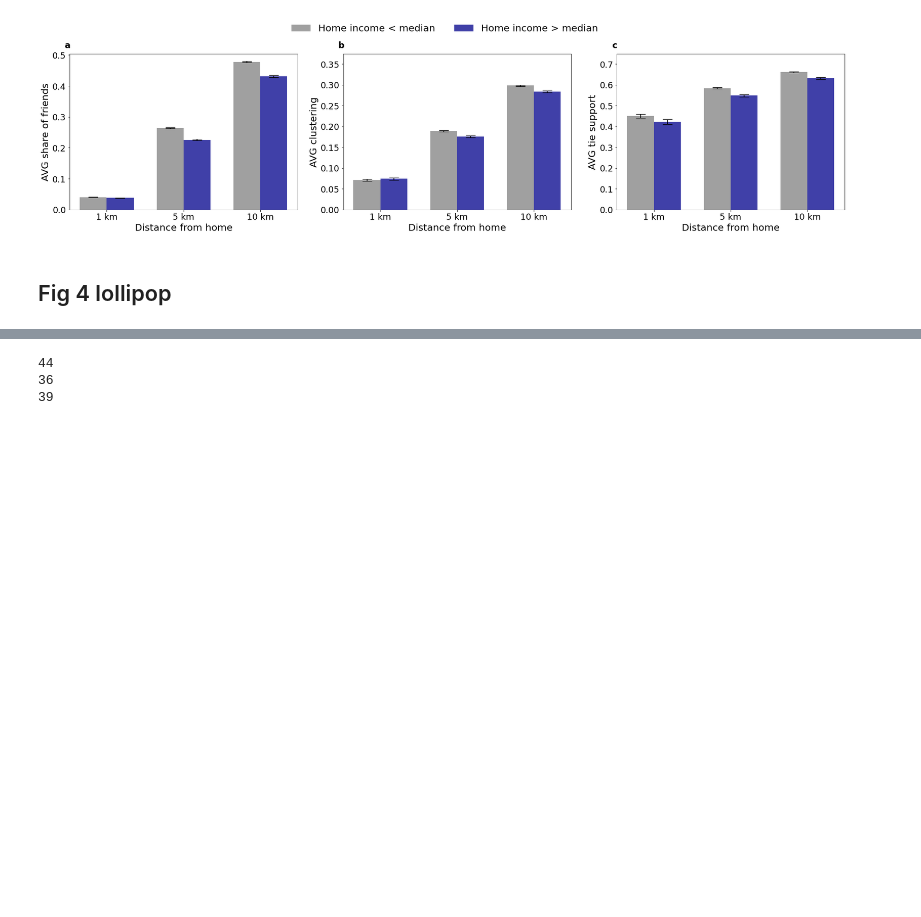
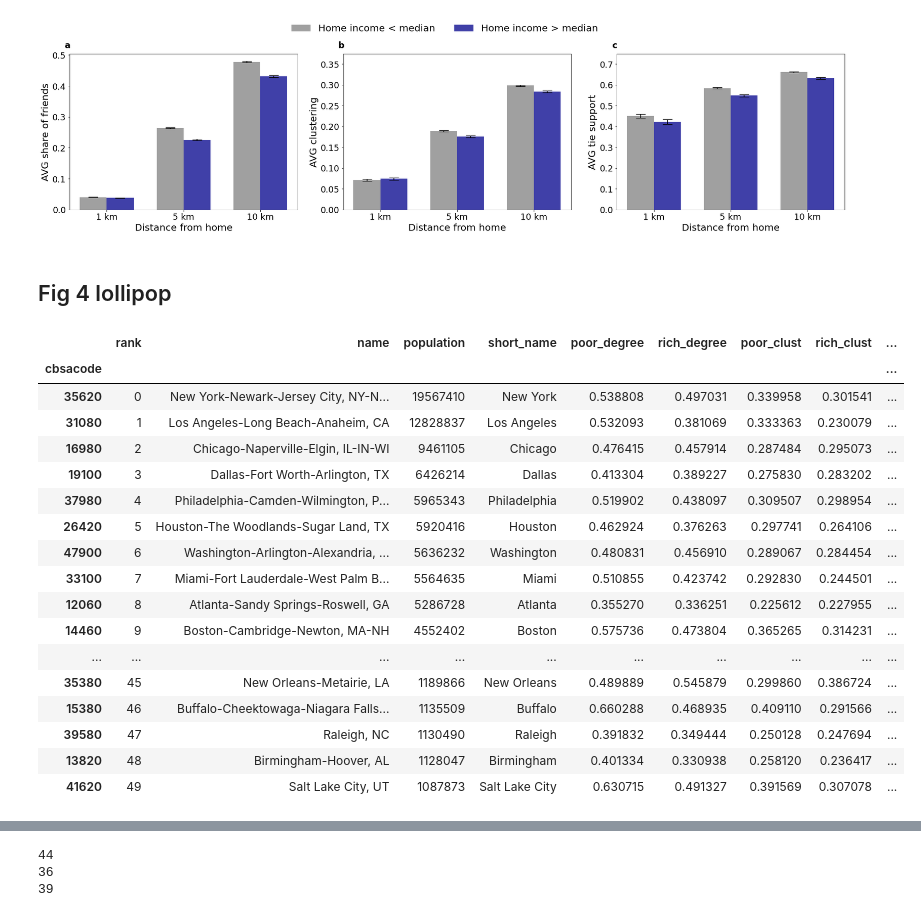
Before and after one commit to sandorjuhasz/ties-around-home, a Jupyter notebook: scripts/visuals.ipynb, the cells around one changed output, grey strips where cells are left out. Saved outputs shown, nothing was run; the diff lists cells and outputs as text; code cells hidden in the pictures; blank space fills up the shorter version.

```diff
--- a/scripts/visuals.ipynb
+++ b/scripts/visuals.ipynb
@@ -709,5 +709,26 @@ supp_tab = pd.merge(supp_tab, degree_tab, on="user_id", how="left")
 # average degree by group
 metrodata["poor_supp"] = metrodata.index.map(supp_tab[supp_tab["poor"]==1].groupby("cbsacode")["support10000"].agg("mean").to_dict())
 metrodata["rich_supp"] = metrodata.index.map(supp_tab[supp_tab["poor"]==0].groupby("cbsacode")["support10000"].agg("mean").to_dict())
+# %%
+metrodata
+# %% [output]
+|  | rank | name | population | short_name | poor_degree | rich_degree | poor_clust | rich_clust | ... |
+| cbsacode |  |  |  |  |  |  |  |  | ... |
+| 35620 | 0 | New York-Newark-Jersey City, NY-N... | 19567410 | New York | 0.538808 | 0.497031 | 0.339958 | 0.301541 | ... |
+| 31080 | 1 | Los Angeles-Long Beach-Anaheim, CA | 12828837 | Los Angeles | 0.532093 | 0.381069 | 0.333363 | 0.230079 | ... |
+| 16980 | 2 | Chicago-Naperville-Elgin, IL-IN-WI | 9461105 | Chicago | 0.476415 | 0.457914 | 0.287484 | 0.295073 | ... |
+| 19100 | 3 | Dallas-Fort Worth-Arlington, TX | 6426214 | Dallas | 0.413304 | 0.389227 | 0.275830 | 0.283202 | ... |
+| 37980 | 4 | Philadelphia-Camden-Wilmington, P... | 5965343 | Philadelphia | 0.519902 | 0.438097 | 0.309507 | 0.298954 | ... |
+| 26420 | 5 | Houston-The Woodlands-Sugar Land, TX | 5920416 | Houston | 0.462924 | 0.376263 | 0.297741 | 0.264106 | ... |
+| 47900 | 6 | Washington-Arlington-Alexandria, ... | 5636232 | Washington | 0.480831 | 0.456910 | 0.289067 | 0.284454 | ... |
+| 33100 | 7 | Miami-Fort Lauderdale-West Palm B... | 5564635 | Miami | 0.510855 | 0.423742 | 0.292830 | 0.244501 | ... |
+| 12060 | 8 | Atlanta-Sandy Springs-Roswell, GA | 5286728 | Atlanta | 0.355270 | 0.336251 | 0.225612 | 0.227955 | ... |
+| 14460 | 9 | Boston-Cambridge-Newton, MA-NH | 4552402 | Boston | 0.575736 | 0.473804 | 0.365265 | 0.314231 | ... |
+| ... | ... | ... | ... | ... | ... | ... | ... | ... | ... |
+| 35380 | 45 | New Orleans-Metairie, LA | 1189866 | New Orleans | 0.489889 | 0.545879 | 0.299860 | 0.386724 | ... |
+| 15380 | 46 | Buffalo-Cheektowaga-Niagara Falls... | 1135509 | Buffalo | 0.660288 | 0.468935 | 0.409110 | 0.291566 | ... |
+| 39580 | 47 | Raleigh, NC | 1130490 | Raleigh | 0.391832 | 0.349444 | 0.250128 | 0.247694 | ... |
+| 13820 | 48 | Birmingham-Hoover, AL | 1128047 | Birmingham | 0.401334 | 0.330938 | 0.258120 | 0.236417 | ... |
+| 41620 | 49 | Salt Lake City, UT | 1087873 | Salt Lake City | 0.630715 | 0.491327 | 0.391569 | 0.307078 | ... |
 # %%
 # plot 2
```
Also changed, not shown: parts of 1 cell of this notebook.
